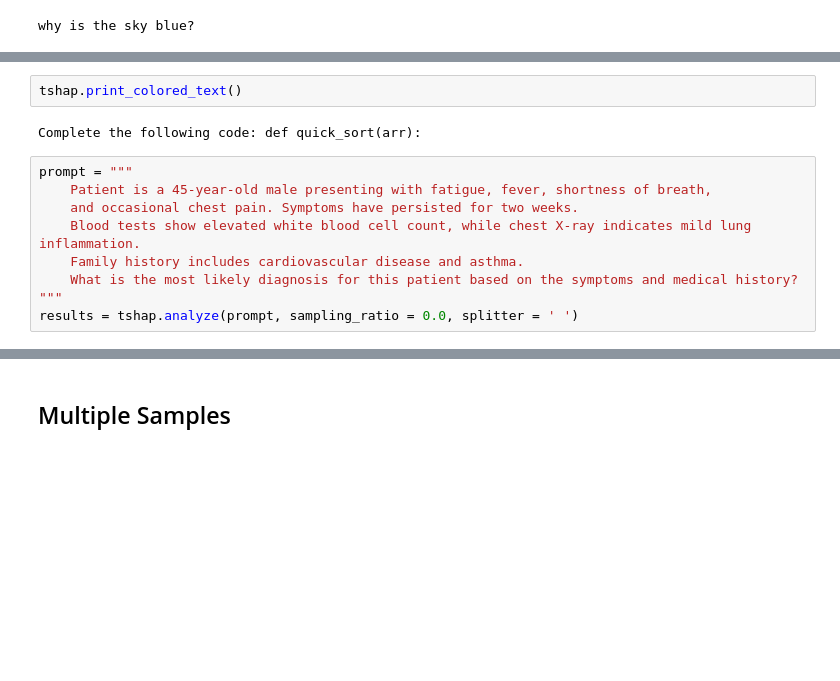
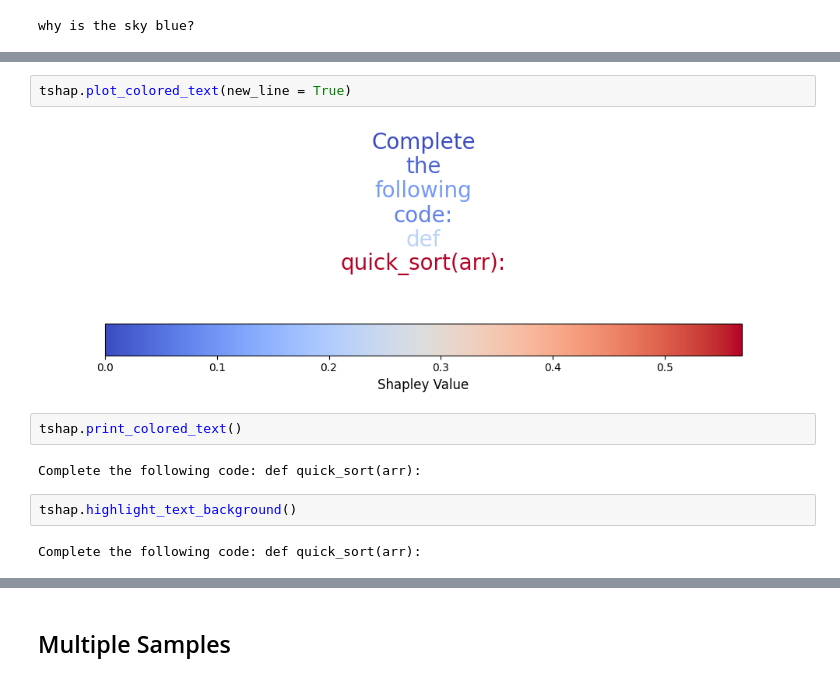
Before and after one commit to ronigold/TokenSHAP, a Jupyter notebook: notebooks/TokenShap Examples.ipynb, the cells around one changed output, grey strips where cells are left out. Saved outputs shown, nothing was run; the diff lists cells and outputs as text; blank space fills up the shorter version.

```diff
--- a/notebooks/TokenShap Examples.ipynb
+++ b/notebooks/TokenShap Examples.ipynb
@@ -53,13 +99,12 @@ results = tshap.analyze(prompt, sampling_ratio = 0.2, splitter = ' ')
+# %%
+tshap.plot_colored_text(new_line = True)
+# %% [output]
+[figure, added]
 # %%
 tshap.print_colored_text()
 # %% [output]
 Complete the following code: def quick_sort(arr):
-# %%
-prompt = """
-    Patient is a 45-year-old male presenting with fatigue, fever, shortness of breath,
-    and occasional chest pain. Symptoms have persisted for two weeks.
-    Blood tests show elevated white blood cell count, while chest X-ray indicates mild lung inflammation.
-    Family history includes cardiovascular disease and asthma.
-    What is the most likely diagnosis for this patient based on the symptoms and medical history?
-"""
-results = tshap.analyze(prompt, sampling_ratio = 0.0, splitter = ' ')
+# %%
+tshap.highlight_text_background()
+# %% [output]
+Complete the following code: def quick_sort(arr):
```
Also changed, not shown: parts of 23 cells of this notebook.
